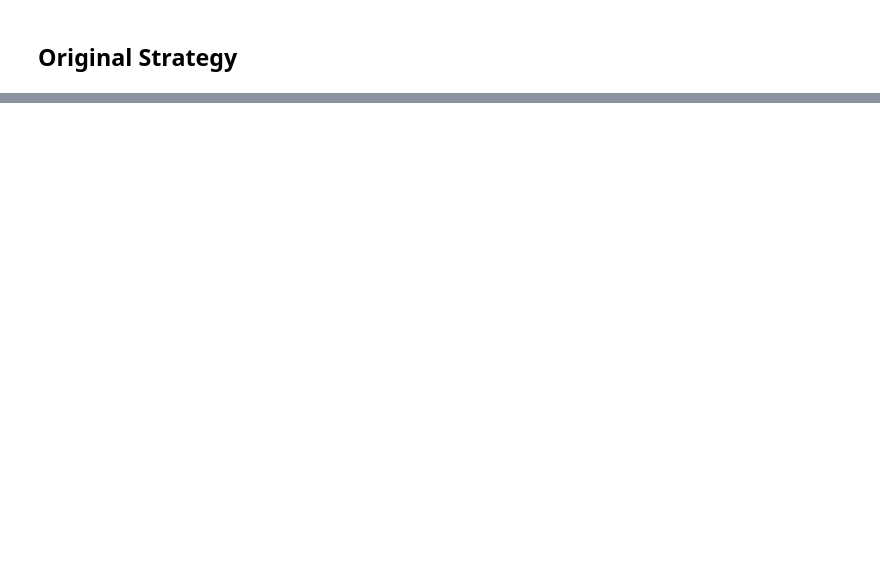
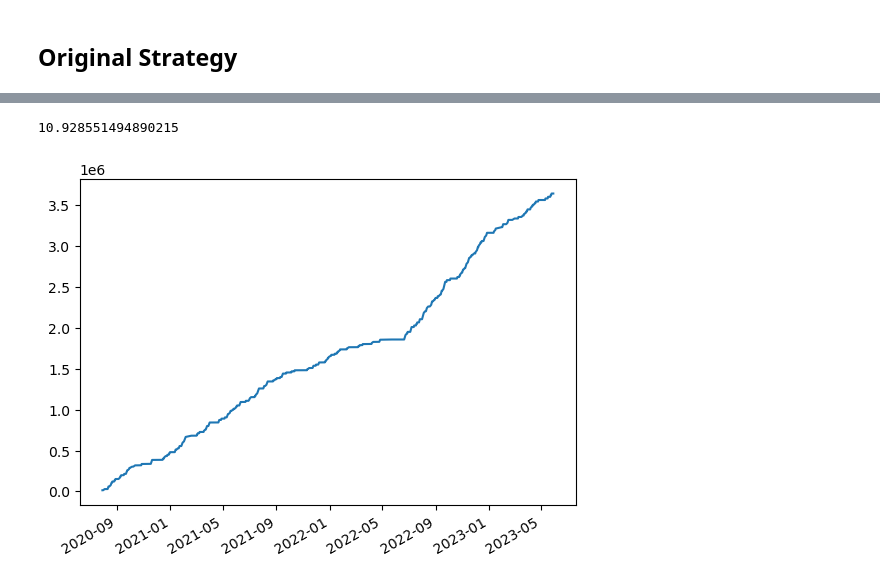
Before and after one commit to Jeremygaop/research-on-pair-trading, a Jupyter notebook: step5 backtesting/back_test2.ipynb, the cells around one changed output, grey strips where cells are left out. Drawn from its saved outputs; the diff is of its cells as text; code cells hidden in the pictures; blank space fills up the shorter version.

```diff
--- a/step5 backtesting/back_test2.ipynb
+++ b/step5 backtesting/back_test2.ipynb
@@ -243,0 +268,15 @@ spread.loc[train_date:date, :]
+# %%
+import pandas as pd
+from step4_model_testing.model_testing import *
+
+path = '/Users/jeremy_gp/Documents/GitHub/SummerIndependentProject/factors_data/'
+symbol = 'EHF'
+data = pd.read_csv(path + '{}_factors.csv'.format(symbol), index_col=0)
+data.index = pd.to_datetime(data.index)
+data['delta_1'] = data['spread'].diff().shift(-1)
+data = data.loc['2020-09-02':]
+# lists = ['spread', 'RSI', 'MACD', 'MACDhist','EMA_5', 'MA_5']
+lists = ['spread', 'RSI']
+data = test_logistic(data, lists, pd.to_datetime('2020-09-02 09:05:00'), 20, 1, symbol, 'RSI',0.8, 0.2)
+data.index = pd.to_datetime(data.index)
+data
@@ -243,0 +309,4 @@ spread.loc[train_date:date, :]
+# %%
+# find the value with index '2022-09-02 09:05:00' and
+signal = data['signal']
+signal['2022-09-02 09:05:00']
@@ -243,0 +466,10 @@ spread.loc[train_date:date, :]
+# %%
+# calculate cumulative pnl
+cum_pnl2 = pnl_with_model.cumsum()
+cum_pnl2.plot()
+# calculate sharpe ratio
+sharpe_ratio2 = (pnl_with_model.mean() / pnl_with_model.std()) * np.sqrt(252)
+print(sharpe_ratio2)
+# %% [output]
+10.928551494890215
+[figure, added]
```
Also changed, not shown: parts of 15 cells of this notebook, 3 other files.
